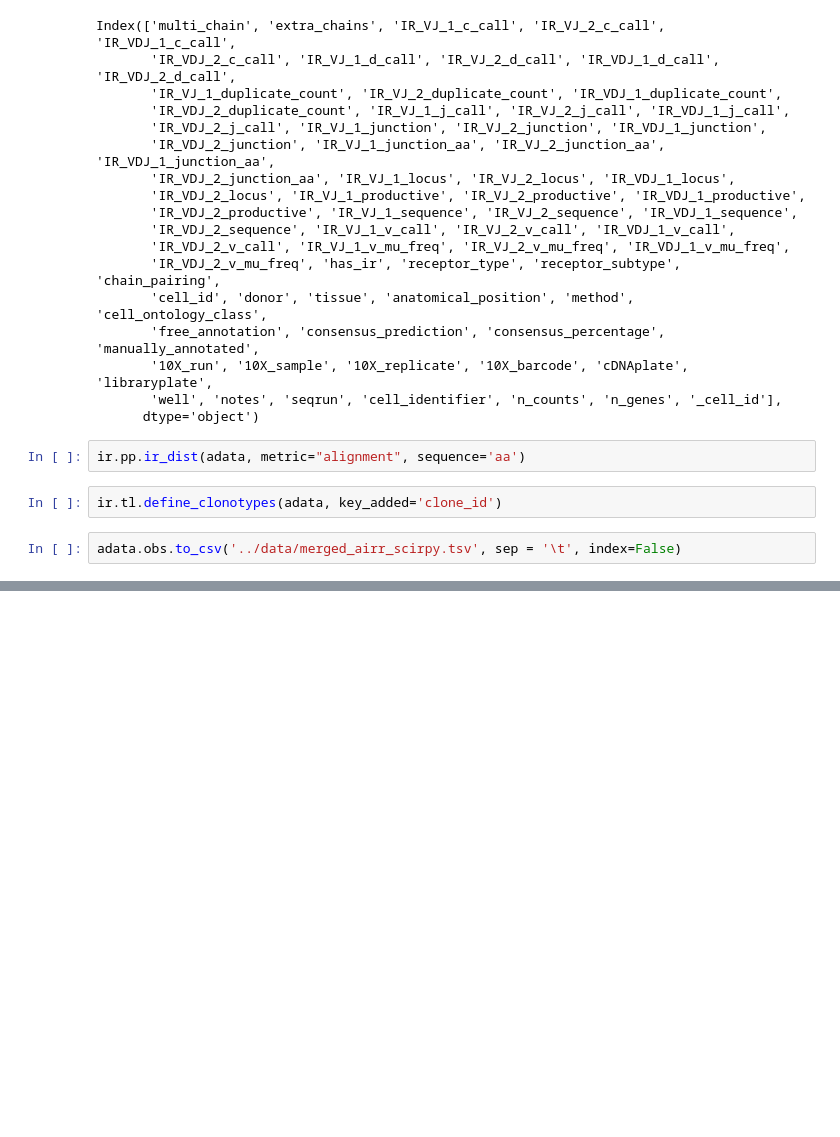
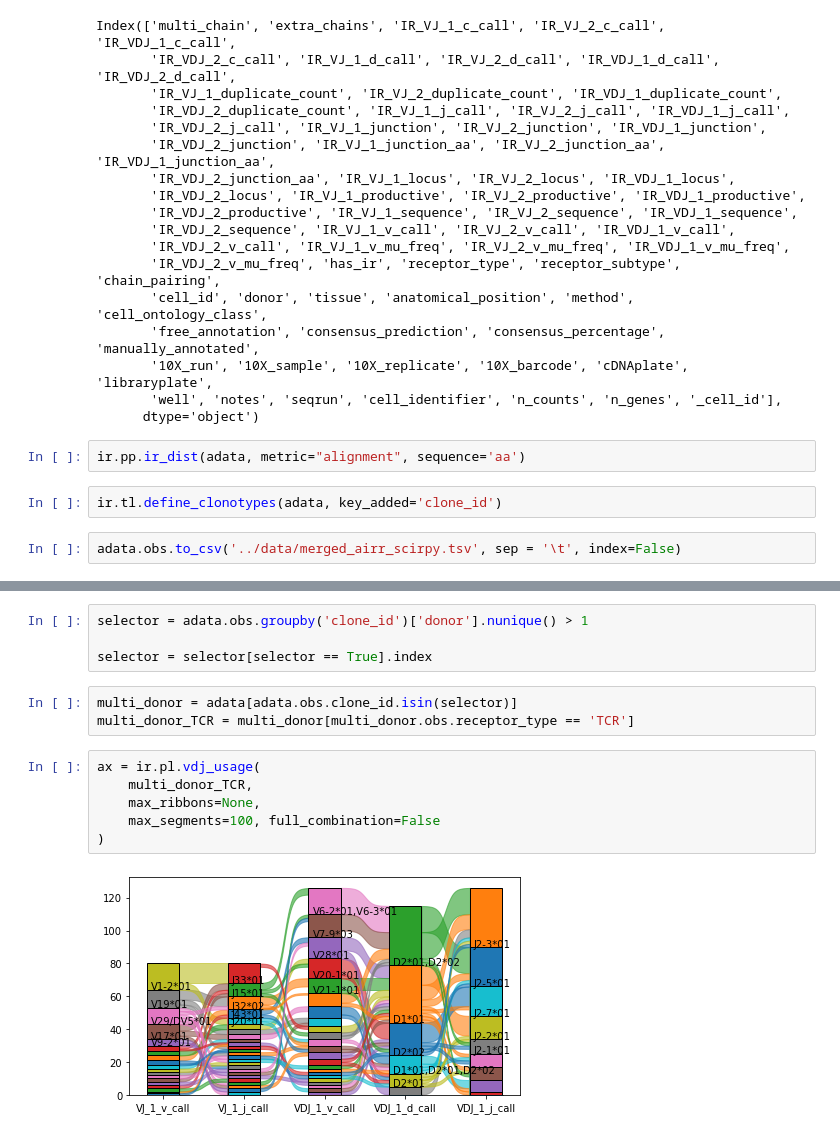
Before and after one commit to michael-swift/tsp-immune-analysis, a Jupyter notebook: notebooks/scirpy_integrate_metadata.ipynb, the cells around one changed output, grey strips where cells are left out. Drawn from its saved outputs; the diff is of its cells as text; blank space fills up the shorter version.

```diff
--- a/notebooks/scirpy_integrate_metadata.ipynb
+++ b/notebooks/scirpy_integrate_metadata.ipynb
@@ -208,0 +214,15 @@ Name: clone_id, Length: 4466, dtype: int64
+# %%
+selector = adata.obs.groupby('clone_id')['donor'].nunique() > 1
+
+selector = selector[selector == True].index
+# %%
+multi_donor = adata[adata.obs.clone_id.isin(selector)]
+multi_donor_TCR = multi_donor[multi_donor.obs.receptor_type == 'TCR']
+# %%
+ax = ir.pl.vdj_usage(
+    multi_donor_TCR,
+    max_ribbons=None,
+    max_segments=100, full_combination=False
+)
+# %% [output]
+[figure, added]
```
Also changed, not shown: parts of 16 cells of this notebook, 4 other files.
